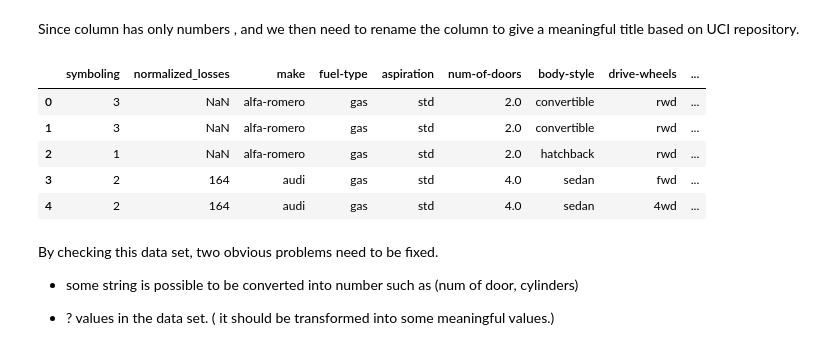
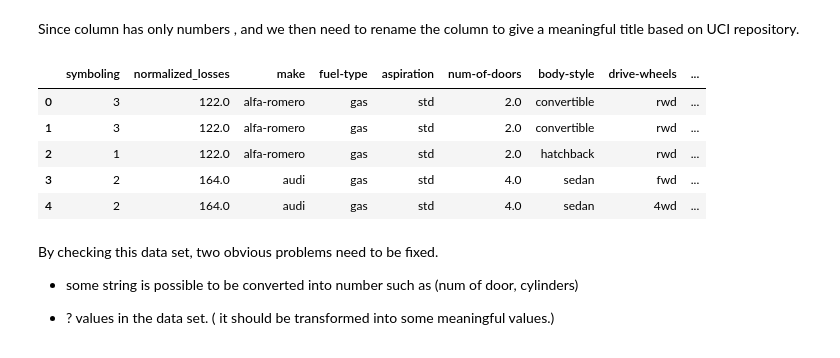
Before and after one commit to steinszzh/DAV6150, a Jupyter notebook: m4hw/zh_zhang_M4_assn_.ipynb, the cells around one changed output. Cells and saved outputs as stored; diff of their text form; code cells hidden in the pictures.

```diff
--- a/m4hw/zh_zhang_M4_assn_.ipynb
+++ b/m4hw/zh_zhang_M4_assn_.ipynb
@@ -139,16 +141,16 @@ Also, by checking data type, we also want to make sure these numeric items are s
 Since column has only numbers , and we then need to rename the column to give a meaningful title based on UCI repository.
 # %%
 # rename the column based on UCI repo
-auto.columns = ['symboling', 'normalized_losses', 'make', 'fuel-type', 'aspiration', 'num-of-doors', 'body-style', 'drive-wheels', 'engine-location', 'wheel-base', 'length', 'width', 'height', 'curb-weight', 'engine-type', 'num-of-cylinders', 'engine-size', 'fuel-system', 'bore', 'stroke', 'compression-ratio', 'horsepower', 'peak-rpm', 'city-mpg', 'highway-mpg', 'price']
+auto.columns = ['symboling', 'normalized_losses', 'make', 'fuel-type', 'aspiration', 'num-of-doors', 'body-style', 'drive-wheels', 'engine-location', 'wheel-base', 'length', 'width', 'height', 'curb-weight', 'engine-type', 'num-of-cylinders', 'engine-size', 'fuel-system', 'bore', 'stroke', 'compression-ratio', 'horsepower', 'peak_rpm', 'city-mpg', 'highway-mpg', 'price']
 
 auto.head()
 # %% [output]
 |  | symboling | normalized_losses | make | fuel-type | aspiration | num-of-doors | body-style | drive-wheels | ... |
-| 0 | 3 | NaN | alfa-romero | gas | std | 2.0 | convertible | rwd | ... |
-| 1 | 3 | NaN | alfa-romero | gas | std | 2.0 | convertible | rwd | ... |
-| 2 | 1 | NaN | alfa-romero | gas | std | 2.0 | hatchback | rwd | ... |
-| 3 | 2 | 164 | audi | gas | std | 4.0 | sedan | fwd | ... |
-| 4 | 2 | 164 | audi | gas | std | 4.0 | sedan | 4wd | ... |
+| 0 | 3 | 122.0 | alfa-romero | gas | std | 2.0 | convertible | rwd | ... |
+| 1 | 3 | 122.0 | alfa-romero | gas | std | 2.0 | convertible | rwd | ... |
+| 2 | 1 | 122.0 | alfa-romero | gas | std | 2.0 | hatchback | rwd | ... |
+| 3 | 2 | 164.0 | audi | gas | std | 4.0 | sedan | fwd | ... |
+| 4 | 2 | 164.0 | audi | gas | std | 4.0 | sedan | 4wd | ... |
 # %% [markdown]
 By checking this data set, two obvious problems need to be fixed.
 -   some string is possible to be converted into number such as (num of door, cylinders)
```
Also changed, not shown: parts of 19 cells of this notebook.
